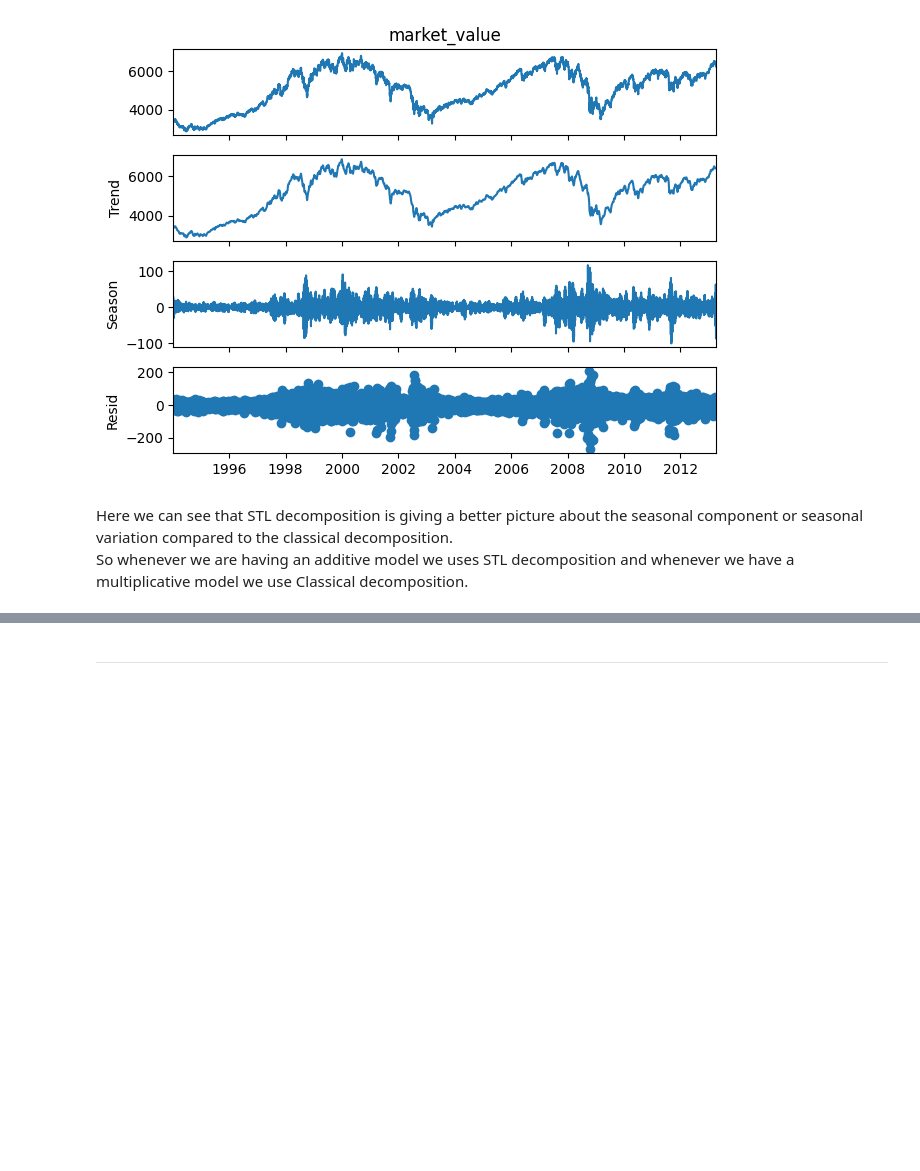
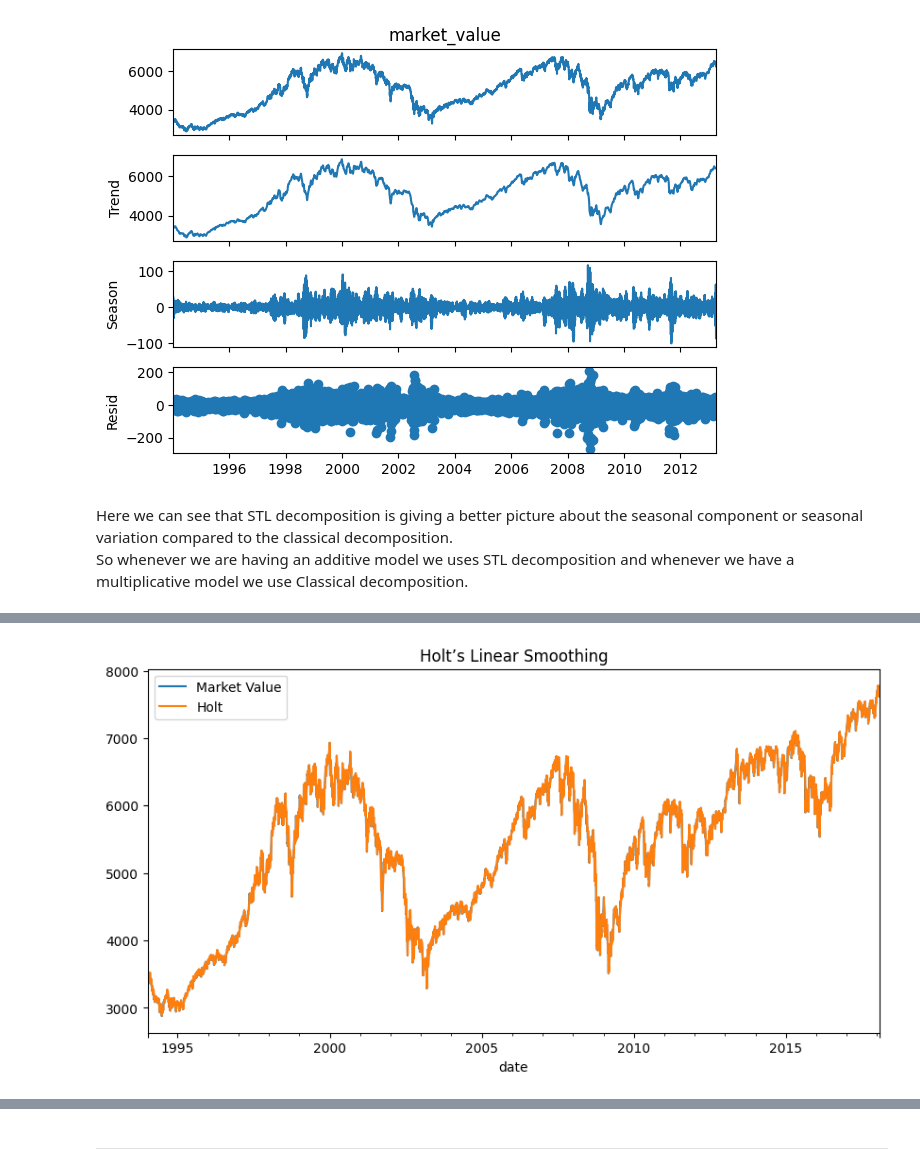
Before and after one commit to Abhijithv61/Time-Series-Analysis, a Jupyter notebook: Time Series Analysis.ipynb, the cells around one changed output, grey strips where cells are left out. Drawn from its saved outputs; the diff is of its cells as text; code cells hidden in the pictures; blank space fills up the shorter version.

```diff
--- a/Time Series Analysis.ipynb
+++ b/Time Series Analysis.ipynb
@@ -155,0 +360,11 @@ So whenever we are having an additive model we uses STL decomposition and whenev
+# %%
+from statsmodels.tsa.holtwinters import ExponentialSmoothing
+
+holt_model = ExponentialSmoothing(df_comp['market_value'], trend='add', seasonal=None).fit()
+df_holt = holt_model.fittedvalues
+df_comp.market_value.plot(figsize=(10,5), title='Actual Series')
+df_holt.plot(figsize=(10,5), title='Holt’s Linear Smoothing')
+plt.legend([ 'Market Value','Holt'])
+plt.show()
+# %% [output]
+[figure, added]
```
Also changed, not shown: parts of 16 cells of this notebook.
